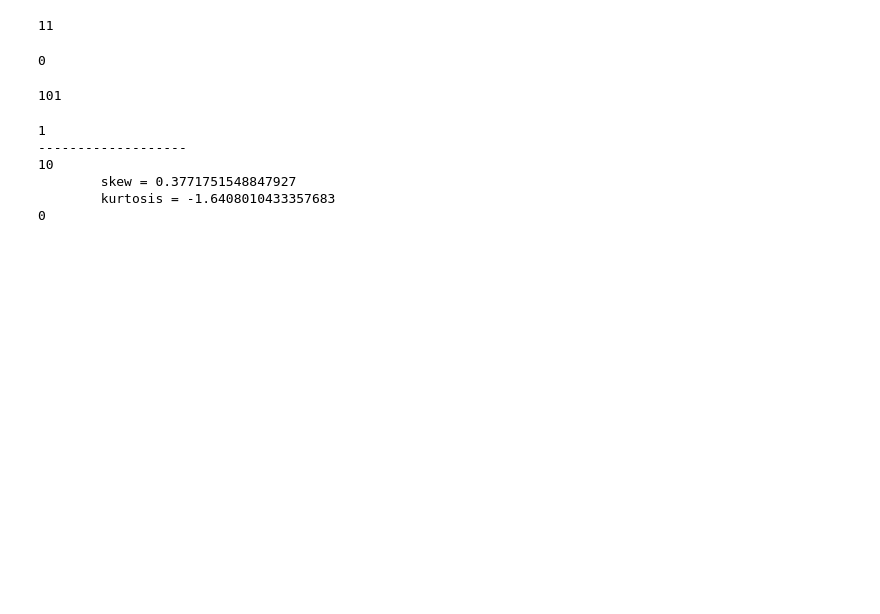
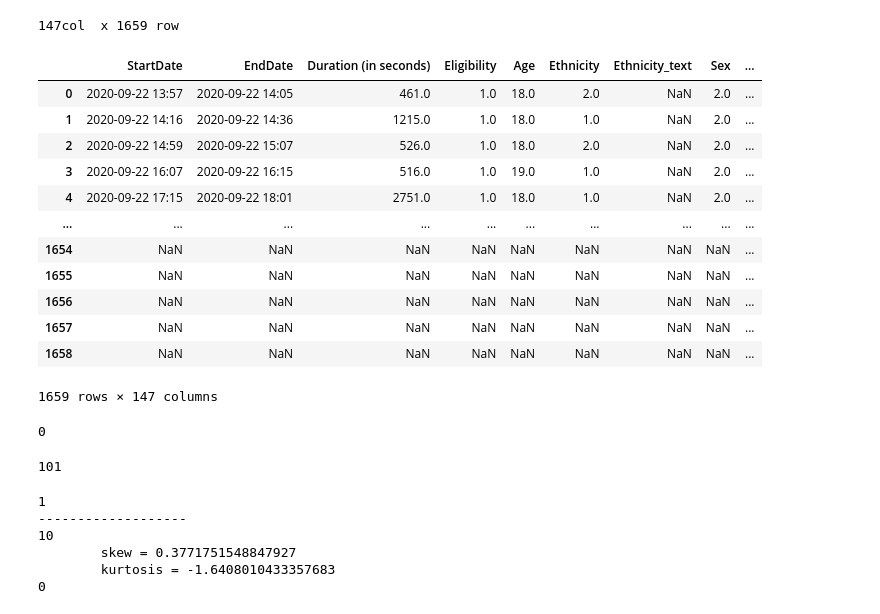
Before and after one commit to Arys02/ExploreStudentMentalWellness_ESGI4, a Jupyter notebook: notebook/student_mental_health.ipynb, the cells around one changed output. Drawn from its saved outputs; the diff is of its cells as text; code cells hidden in the pictures; blank space fills up the shorter version.

```diff
--- a/notebook/student_mental_health.ipynb
+++ b/notebook/student_mental_health.ipynb
@@ -7,11 +7,27 @@ from matplotlib import pyplot as plt
 from pandas import Series
 from scipy.stats import stats
 
-data = pd.read_csv(f'../data/student_mental_health.csv')
+data = pd.read_csv(f'../data/02_Student_Mental_Health_2021-10-10.csv')
 # %%
-data.shape[1]
+print(f'{data.shape[1]}col  x {data.shape[0]} row')
 # %% [output]
-11
+147col  x 1659 row
+# %%
+data
+# %% [output]
+|  | StartDate | EndDate | Duration (in seconds) | Eligibility | Age | Ethnicity | Ethnicity_text | Sex | ... |
+| 0 | 2020-09-22 13:57 | 2020-09-22 14:05 | 461.0 | 1.0 | 18.0 | 2.0 | NaN | 2.0 | ... |
+| 1 | 2020-09-22 14:16 | 2020-09-22 14:36 | 1215.0 | 1.0 | 18.0 | 1.0 | NaN | 2.0 | ... |
+| 2 | 2020-09-22 14:59 | 2020-09-22 15:07 | 526.0 | 1.0 | 18.0 | 2.0 | NaN | 2.0 | ... |
+| 3 | 2020-09-22 16:07 | 2020-09-22 16:15 | 516.0 | 1.0 | 19.0 | 1.0 | NaN | 2.0 | ... |
+| 4 | 2020-09-22 17:15 | 2020-09-22 18:01 | 2751.0 | 1.0 | 18.0 | 1.0 | NaN | 2.0 | ... |
+| ... | ... | ... | ... | ... | ... | ... | ... | ... | ... |
+| 1654 | NaN | NaN | NaN | NaN | NaN | NaN | NaN | NaN | ... |
+| 1655 | NaN | NaN | NaN | NaN | NaN | NaN | NaN | NaN | ... |
+| 1656 | NaN | NaN | NaN | NaN | NaN | NaN | NaN | NaN | ... |
+| 1657 | NaN | NaN | NaN | NaN | NaN | NaN | NaN | NaN | ... |
+| 1658 | NaN | NaN | NaN | NaN | NaN | NaN | NaN | NaN | ... |
+1659 rows × 147 columns
 # %%
 MAX_NOMINAL_VALUES = 100
 GLOBAL_MISSING = []
```
